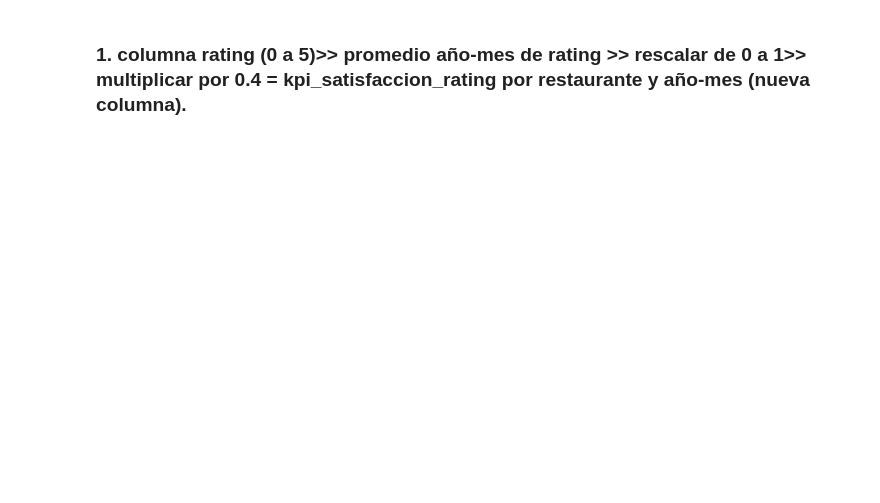
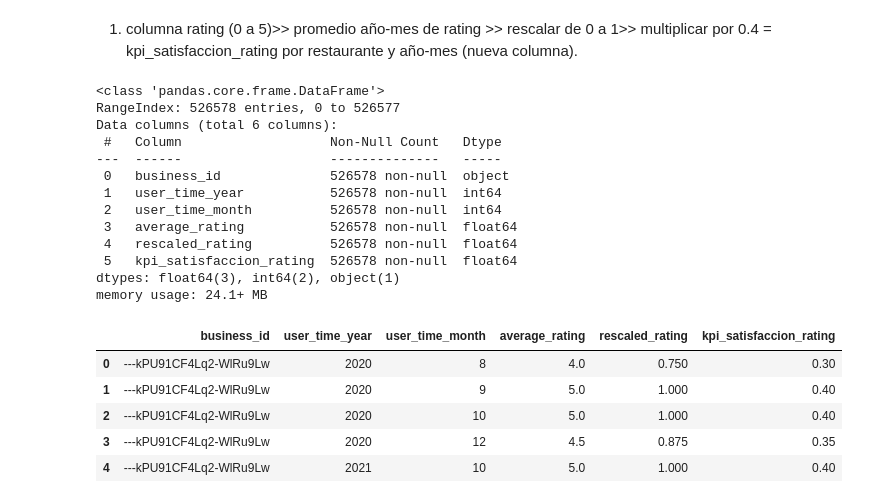
Before and after one commit to MatB1988/proyectogrupal, a Jupyter notebook: Notebooks/ETL_EDA/KPI_satisfaction.ipynb, the cells around one changed output. Drawn from its saved outputs; the diff is of its cells as text; code cells hidden in the pictures; blank space fills up the shorter version.

```diff
--- a/Notebooks/ETL_EDA/KPI_satisfaction.ipynb
+++ b/Notebooks/ETL_EDA/KPI_satisfaction.ipynb
@@ -69,0 +30,11 @@ from nltk.sentiment.vader import SentimentIntensityAnalyzer
+# %%
+# para entorno Google Colab o maquina local:
+
+# cambiar segun bucket
+bucket = client_storage.get_bucket('1_transform')
+
+# cambiar segun dataframe
+data_blob = bucket.blob('business_reviews_norm.parquet')
+data_business_reviews = pd.read_parquet(storage.fileio.BlobReader(data_blob))
+data_business_reviews.info()
+data_business_reviews.head(2)
@@ -70,24 +63,42 @@ from nltk.sentiment.vader import SentimentIntensityAnalyzer
 # %% [markdown]
-### 1. columna rating (0 a 5)>> promedio año-mes de rating >> rescalar de 0 a 1>> multiplicar por 0.4 = kpi_satisfaccion_rating por restaurante y año-mes (nueva columna).
+1. columna rating (0 a 5)>> promedio año-mes de rating >> rescalar de 0 a 1>> multiplicar por 0.4 = kpi_satisfaccion_rating por restaurante y año-mes (nueva columna).
 # %%
 # 1. Promedio de rating por año-mes
-data_gmaps_metadata['user_time'] = pd.to_datetime(data_gmaps_metadata['user_time'], unit='ms')
-data_gmaps_metadata['year_month'] = data_gmaps_metadata['user_time'].dt.to_period('M')
-average_rating = data_gmaps_metadata.groupby('year_month')['rating'].mean().reset_index()
-average_rating = average_rating.rename(columns={'rating': 'average_rating'})
+data_business_reviews_average_rating = data_business_reviews.groupby(
+    ["business_id","user_time_year","user_time_month"])['rating'].mean().reset_index().rename(
+        columns={'rating': 'average_rating'})
 
 # 2. Rescalar el rating promedio de 0 a 1
-min_rating = average_rating['average_rating'].min()
-max_rating = average_rating['average_rating'].max()
-average_rating['rescaled_rating'] = (average_rating['average_rating'] - min_rating) / (max_rating - min_rating)
+min_rating = 1 # valor minimo absoluto/teorico
+max_rating = 5 # valor maximo absoluto/teorico
+data_business_reviews_average_rating['rescaled_rating'] = (
+    data_business_reviews_average_rating['average_rating'] - min_rating
+    ) / (max_rating - min_rating)
 
 # 3. Calcular el KPI de satisfacción
-average_rating['kpi_satisfaccion_rating'] = average_rating['rescaled_rating'] * 0.4
+data_business_reviews_average_rating['kpi_satisfaccion_rating'] = data_business_reviews_average_rating[
+    'rescaled_rating'] * 0.4
 
-# 4. Unir los resultados con el DataFrame original
-data_gmaps_metadata = data_gmaps_metadata.merge(average_rating, on='year_month', how='left')
-
-# Ahora, 'data' contiene todas las columnas requeridas, incluyendo 'kpi_satisfaccion_rating'.
-
-# Puedes guardar el DataFrame resultante en un archivo CSV si es necesario.
-# data.to_csv('data_con_kpi.csv', index=False)
+# Ahora, 'data' contiene todas las columnas requeridas, incluyendo 'kpi_satisfaccion_rating'
+data_business_reviews_average_rating.info()
+data_business_reviews_average_rating.head()
+# %% [output]
+<class 'pandas.core.frame.DataFrame'>
+RangeIndex: 526578 entries, 0 to 526577
+Data columns (total 6 columns):
+ #   Column                   Non-Null Count   Dtype
+---  ------                   --------------   -----
+ 0   business_id              526578 non-null  object
+ 1   user_time_year           526578 non-null  int64
+ 2   user_time_month          526578 non-null  int64
+ 3   average_rating           526578 non-null  float64
+ 4   rescaled_rating          526578 non-null  float64
+ 5   kpi_satisfaccion_rating  526578 non-null  float64
+dtypes: float64(3), int64(2), object(1)
+memory usage: 24.1+ MB
+|  | business_id | user_time_year | user_time_month | average_rating | rescaled_rating | kpi_satisfaccion_rating |
+| 0 | ---kPU91CF4Lq2-WlRu9Lw | 2020 | 8 | 4.0 | 0.750 | 0.30 |
+| 1 | ---kPU91CF4Lq2-WlRu9Lw | 2020 | 9 | 5.0 | 1.000 | 0.40 |
+| 2 | ---kPU91CF4Lq2-WlRu9Lw | 2020 | 10 | 5.0 | 1.000 | 0.40 |
+| 3 | ---kPU91CF4Lq2-WlRu9Lw | 2020 | 12 | 4.5 | 0.875 | 0.35 |
+| 4 | ---kPU91CF4Lq2-WlRu9Lw | 2021 | 10 | 5.0 | 1.000 | 0.40 |
```
Also changed, not shown: parts of 16 cells of this notebook.
